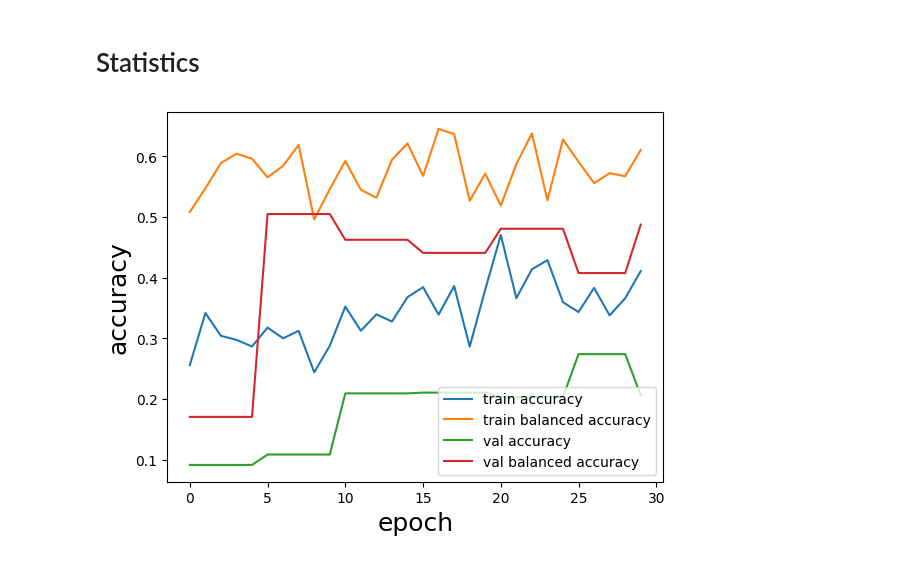
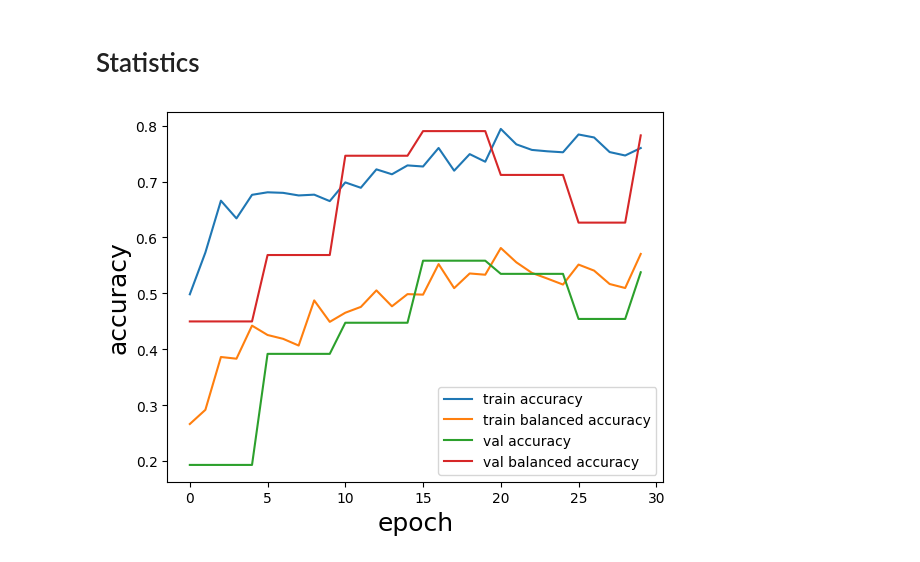
Before and after one commit to leamarxen/ENV-540-Floodnet, a Jupyter notebook: floodnet.ipynb, the cells around one changed output. Saved outputs shown, nothing was run; the diff lists cells and outputs as text; code cells hidden in the pictures.

Commit message:
debugging, visualization

```diff
--- a/floodnet.ipynb
+++ b/floodnet.ipynb
@@ -483,6 +486,7 @@ def training_step(batch, model, optimizer, aux_weight, device="cuda"):
 
     # TODO loss calculation
     loss = main_loss + aux_weight * aux_loss
+    loss = torch.mean(loss)
 
     # TODO implement backprop and model update
     loss.backward() # backpropoagation of gradients
@@ -574,7 +578,7 @@ def validation(dataloader, model, criterion, breaking_point=10, returning="all",
     # store stats
     losses, accuracies, predictions, ground_truths = [], [], [], []
 
-    i=1
+    #i=1
     for batch in dataloader:
         # run prediction_step
         loss, accuracy, prediction, ground_truth = prediction_step(batch, model, criterion, device)
@@ -585,13 +589,15 @@ def validation(dataloader, model, criterion, breaking_point=10, returning="all",
         predictions.append(prediction)
         ground_truths.append(ground_truth)
 
-        if i>breaking_point:
-            break
-        i+=1
+        #if i>breaking_point:
+        #    break
+        #i+=1
 
     # average val losses and accuracies over batches
     losses, accuracies = np.stack(losses).mean(), np.stack(accuracies).mean()
-    predictions, ground_truths = np.hstack(predictions), np.hstack(ground_truths)
+
+    predictions, ground_truths = np.vstack(predictions), np.vstack(ground_truths)
+
     val_pred_new = np.concatenate(np.concatenate(predictions))
     val_ground_truth_new = np.concatenate(np.concatenate(ground_truths))
 
@@ -605,9 +611,9 @@ def validation(dataloader, model, criterion, breaking_point=10, returning="all",
     if returning=="stats":
         return losses, accuracies, bal_acc, IoU
     elif returning=="predictions":
-        return val_pred_new, val_ground_truth_new
+        return predictions, ground_truths
     else:
-        return val_pred_new, val_ground_truth_new, losses, accuracies, bal_acc, IoU
+        return predictions, ground_truths, losses, accuracies, bal_acc, IoU
 # %% [markdown]
 # Training
 # %%
@@ -616,12 +622,13 @@ weight_decay = 0.0001
 momentum = 0.9
 power=0
 num_epochs = 30
-batch_size = 3
+batch_size = 4
 aux_weight = 0.4
 break_point=20
 #give higher weights to classes which are more important:
 # building-flooded'(1),'building-non-flooded'(2), 'road-flooded'(3), 'road-non-flooded'(4), 'water'(5)
-class_weights=torch.tensor([0.05, 0.2, 0.2, 0.15, 0.15, 0.05, 0.05, 0.05, 0.05, 0.05]).float()
+#class_weights=torch.tensor([0.05, 0.2, 0.2, 0.15, 0.15, 0.05, 0.05, 0.05, 0.05, 0.05]).float()
+class_weights=torch.tensor([0.05, 0.25, 0.25, 0.1, 0.1, 0.05, 0.05, 0.05, 0.05, 0.05]).float()
 #class_weights=torch.tensor(np.ones(10)/10).float() #same weight for all classes
 
 #initializations
@@ -629,7 +636,7 @@ criterion=nn.CrossEntropyLoss(ignore_index=255, weight=class_weights)
 model = PSPNet(criterion=criterion)
 optimizer = torch.optim.SGD(model.parameters(), lr=learning_rate, weight_decay=weight_decay, momentum=momentum)
 
-if DEVICE=="cuda":
+if torch.cuda.is_available():
     model= nn.DataParallel(model)
     gpus = torch.cuda.device_count()
     batch_size = batch_size*gpus
@@ -637,7 +646,7 @@ if DEVICE=="cuda":
 # %%
 #put data into Dataloader
-train_loader = DataLoader(train_dataset, batch_size = batch_size, shuffle=True)
-val_dl = DataLoader(val_dataset, batch_size=8, shuffle=False)
+train_loader = DataLoader(train_dataset, batch_size = batch_size, shuffle=True, drop_last=True)
+val_dl = DataLoader(val_dataset, batch_size=4, shuffle=False)
 #next(iter(train_loader))[0]
 # %%
 import warnings
@@ -694,23 +703,23 @@ time for one epoch : 53.4213260486722
 # Statistics
 # %%
 train_losses = np.stack([stat["trainloss"] for stat in stats])
-train_accuracy = np.stack([stat["train_balanced_acc"] for stat in stats])
-train_bal_accuracy = np.stack([stat["trainaccuracy"] for stat in stats])
+train_accuracy = np.stack([stat["trainaccuracy"] for stat in stats])
+train_bal_accuracy = np.stack([stat["train_balanced_acc"] for stat in stats])
 val_accuracy = np.stack([stat["val_balanced_acc"] for stat in stats])
 val_bal_accuracy = np.stack([stat["valaccuracy"] for stat in stats])
 epoch = np.stack([stat["epoch"] for stat in stats])
 
 fig, ax = plt.subplots()
 ax.plot(epoch, train_accuracy, label="train accuracy")
 ax.plot(epoch, train_bal_accuracy, label="train balanced accuracy")
 ax.plot(epoch, val_accuracy, label="val accuracy")
 ax.plot(epoch, val_bal_accuracy, label="val balanced accuracy")
 ax.legend()
 ax.set_xlabel("epoch", fontsize=18)
 ax.set_ylabel("accuracy", fontsize=18)
 fig.savefig('train_accuracy_weighted'+'.pdf', format='pdf', bbox_inches = 'tight')
 # %% [output]
-[figure, old version]
+[figure, new version]
 # %%
 fig, ax = plt.subplots()
 ax.plot(epoch, train_losses)
```
Also changed, not shown: parts of 11 cells of this notebook.
